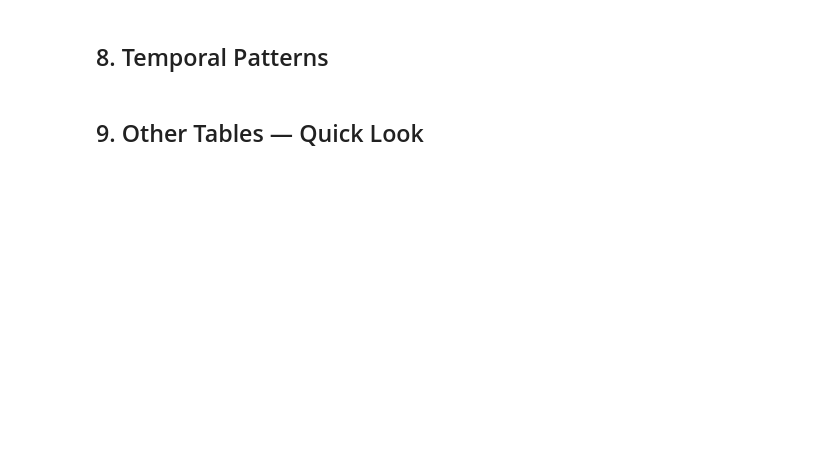
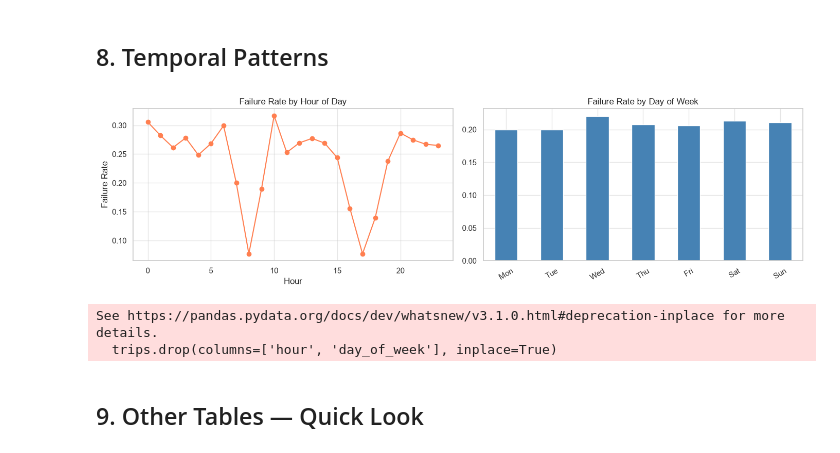
Before and after one commit to bassant2005/cairogo-ride-failure-prediction, a Jupyter notebook: notebooks/01_data_overview.ipynb, the cells around one changed output. Drawn from its saved outputs; the diff is of its cells as text; code cells hidden in the pictures; blank space fills up the shorter version.

```diff
--- a/notebooks/01_data_overview.ipynb
+++ b/notebooks/01_data_overview.ipynb
@@ -110,27 +207,40 @@ plt.show()
 # %% [markdown]
 ## 8. Temporal Patterns
 # %%
-trips['hour']       = trips['request_ts'].dt.hour
-trips['day_of_week']= trips['request_ts'].dt.dayofweek  # 0=Mon
+
+trips['hour'] = trips['request_ts'].dt.hour
+trips['day_of_week'] = trips['request_ts'].dt.dayofweek  # 0=Mon
 
 fig, axes = plt.subplots(1, 2, figsize=(14, 4))
-trips.groupby('hour')['request_failed'].mean().plot(ax=axes[0], marker='o', color='coral')
+
+trips.groupby('hour')['request_failed'].mean().plot(
+    ax=axes[0], marker='o', color='coral'
+)
 axes[0].set_title('Failure Rate by Hour of Day')
-axes[0].set_xlabel('Hour'); axes[0].set_ylabel('Failure Rate')
+axes[0].set_xlabel('Hour')
+axes[0].set_ylabel('Failure Rate')
 
-day_names = ['Mon','Tue','Wed','Thu','Fri','Sat','Sun']
+day_names = ['Mon', 'Tue', 'Wed', 'Thu', 'Fri', 'Sat', 'Sun']
+
 fail_by_day = trips.groupby('day_of_week')['request_failed'].mean()
 fail_by_day.index = [day_names[i] for i in fail_by_day.index]
-fail_by_day.plot(kind='bar', ax=axes[1], color='steelblue', edgecolor='white')
+
+fail_by_day.plot(
+    kind='bar', ax=axes[1], color='steelblue', edgecolor='white'
+)
 axes[1].set_title('Failure Rate by Day of Week')
 axes[1].tick_params(axis='x', rotation=30)
 
 plt.tight_layout()
-plt.savefig('reports/figures/temporal_patterns.png', dpi=150)
+plt.savefig('../reports/figures/temporal_patterns.png', dpi=150)
 plt.show()
 
-# Clean up added cols
-trips.drop(columns=['hour','day_of_week'], inplace=True)
+# Clean up added columns
+trips.drop(columns=['hour', 'day_of_week'], inplace=True)
+# %% [output]
+[figure, added]
+See https://pandas.pydata.org/docs/dev/whatsnew/v3.1.0.html#deprecation-inplace for more details.
+  trips.drop(columns=['hour', 'day_of_week'], inplace=True)
 # %% [markdown]
 ## 9. Other Tables — Quick Look
 # %%
```
Also changed, not shown: parts of 12 cells of this notebook, 2 other files.
